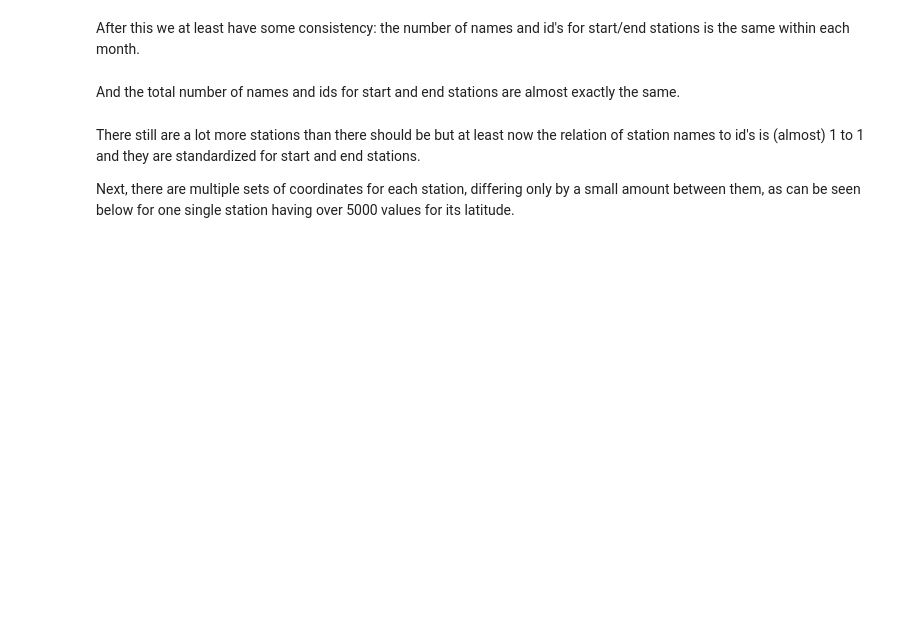
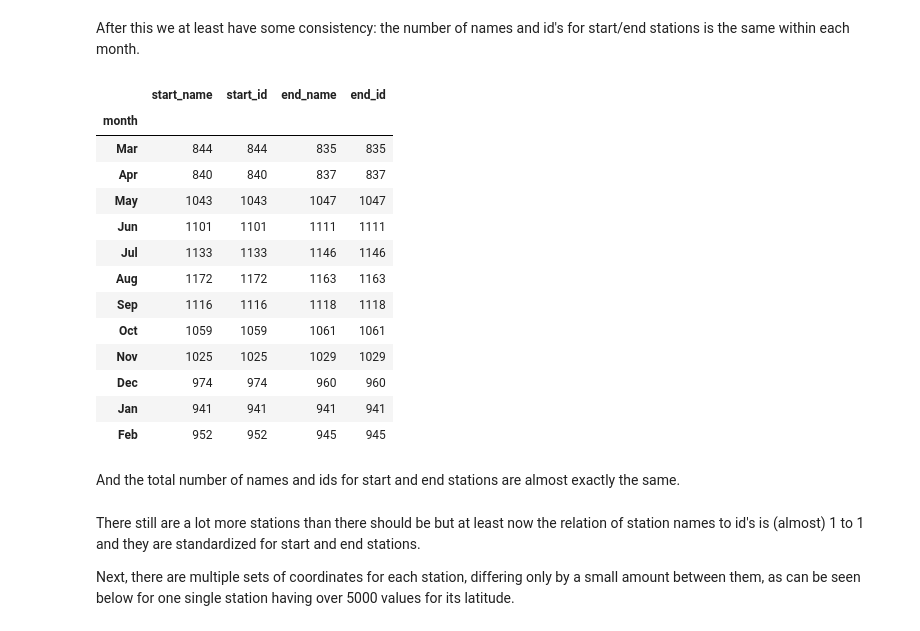
Before and after one commit to PanDomene/2023_04_Bike_Share_Case_Study, a Jupyter notebook: Working_on_it/google_bike_share_cleaning_v01.ipynb, the cells around one changed output. Drawn from its saved outputs; the diff is of its cells as text; code cells hidden in the pictures; blank space fills up the shorter version.

```diff
--- a/Working_on_it/google_bike_share_cleaning_v01.ipynb
+++ b/Working_on_it/google_bike_share_cleaning_v01.ipynb
@@ -172,11 +196,12 @@ There are a few trips that were made with classic bikes that started or ended at
 # %%
-for val in ["start_name", "end_name"]:
-    rides.loc[
-        (rides["bike_type"] == "electric_bike") & (rides[val].isna()), val
-    ] = "No station"
+# create a filter for electric bikes
+mask = rides["bike_type"] == "electric_bike"
 
-for val in ["start_id", "end_id"]:
-    rides.loc[
-        (rides["bike_type"] == "electric_bike") & (rides[val].isna()), val
-    ] = "99999"
+# change stations missing names to "No stations"
+for col in ["start_name", "end_name"]:
+    rides.loc[mask & (rides[col].isna()), col] = "No station"
+
+# change stations missing ids to "99999"
+for col in ["start_id", "end_id"]:
+    rides.loc[mask & (rides[col].isna()), col] = "99999"
 # %% [markdown]
@@ -400,2 +439,25 @@ del names, id_list
+# %%
+def id_name_map(df, field1, field2):
+    '''This function makes the relation between field1 and field2 values a surjective one.
+    This means that each field1 value will map to a single value in field2. Applying this
+    function twice, once from field1 to field2 and the sencond time from field2 to field1
+    will make the mapping one to one.'''
+
+    # selects the first field2 value appearing in the data for each unique field1 value
+    val_to_keep = df.groupby(field1)[field2].apply(lambda x: x.iloc[0])
+
+    # returns the selected field2 value for each unique field 1 value.
+    # after this all field1 value will point to one unique field 2 value
+    return df[field1].apply(lambda x: val_to_keep[x])
+# %%
+# This makes the start stations names and ids one to one.
+
+rides_complete['start_name'] = id_name_map(rides_complete, 'start_id', 'start_name')
+rides_complete['start_id'] = id_name_map(rides_complete, 'start_name', 'start_id')
+# %%
+# and this is for the end stations
+
+rides_complete['end_name'] = id_name_map(rides_complete, 'end_id', 'end_name')
+rides_complete['end_id'] = id_name_map(rides_complete, 'end_name', 'end_id')
 # %% [markdown]
 After this we at least have some consistency: the number of names and id's for start/end stations is the same within each month.
@@ -406,3 +464,22 @@ rides_complete.groupby(["month"])[
+# %%
+rides_complete.groupby("month")[
+    ["start_name", "start_id", "end_name", "end_id"]
+].nunique()
+# %% [output]
+|  | start_name | start_id | end_name | end_id |
+| month |  |  |  |  |
+| Mar | 844 | 844 | 835 | 835 |
+| Apr | 840 | 840 | 837 | 837 |
+| May | 1043 | 1043 | 1047 | 1047 |
+| Jun | 1101 | 1101 | 1111 | 1111 |
+| Jul | 1133 | 1133 | 1146 | 1146 |
+| Aug | 1172 | 1172 | 1163 | 1163 |
+| Sep | 1116 | 1116 | 1118 | 1118 |
+| Oct | 1059 | 1059 | 1061 | 1061 |
+| Nov | 1025 | 1025 | 1029 | 1029 |
+| Dec | 974 | 974 | 960 | 960 |
+| Jan | 941 | 941 | 941 | 941 |
+| Feb | 952 | 952 | 945 | 945 |
 # %% [markdown]
 And the total number of names and ids for start and end stations are almost exactly the same.
 # %%
```
Also changed, not shown: parts of 49 cells of this notebook.
